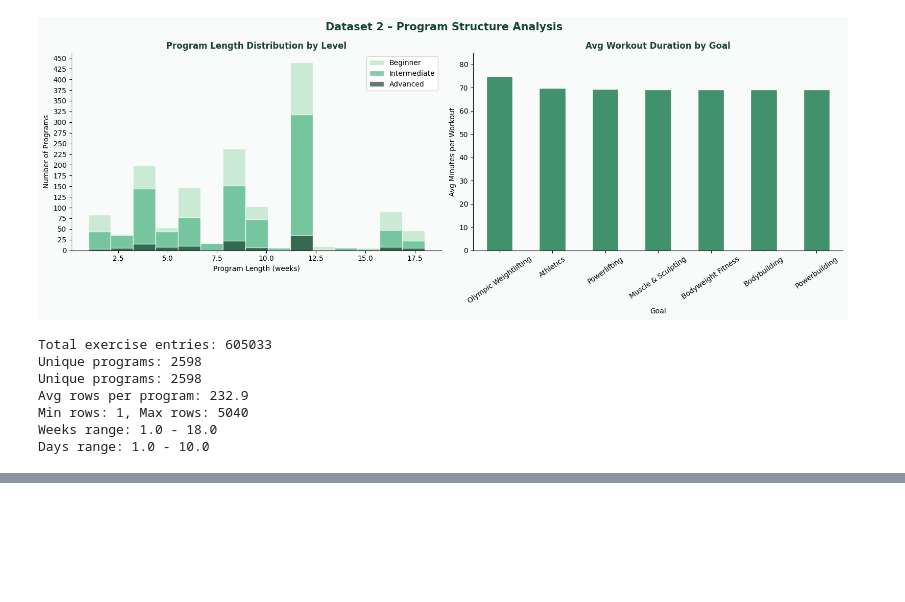
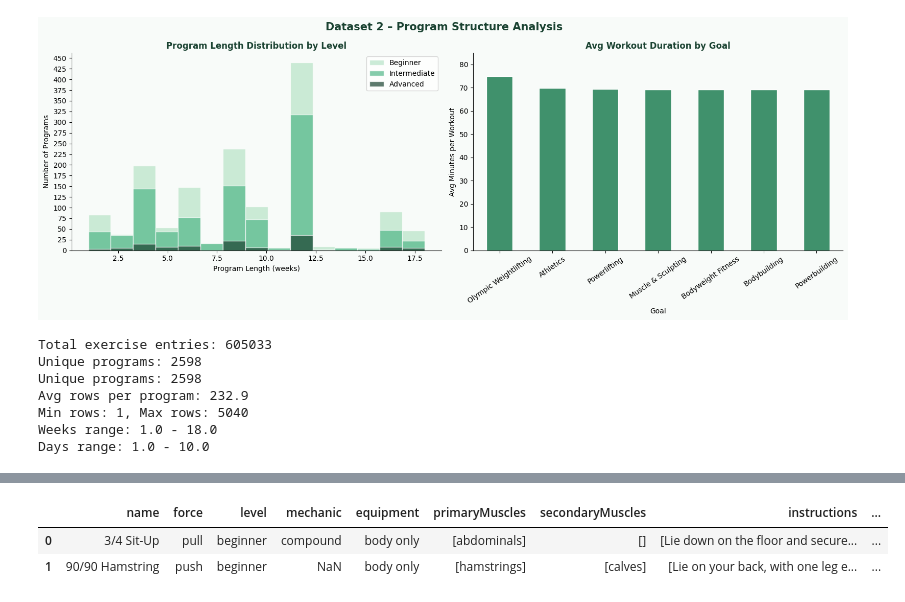
Before and after one commit to CornellNLP/4300-Flask-React-Template, a Jupyter notebook: data/data_visualizations.ipynb, the cells around one changed output, grey strips where cells are left out. Saved outputs shown, nothing was run; the diff lists cells and outputs as text; code cells hidden in the pictures; blank space fills up the shorter version.

```diff
--- a/data/data_visualizations.ipynb
+++ b/data/data_visualizations.ipynb
@@ -273,0 +313,6 @@ programs_unique.head()
+# %%
+df_exercises.head(2)
+# %% [output]
+|  | name | force | level | mechanic | equipment | primaryMuscles | secondaryMuscles | instructions | ... |
+| 0 | 3/4 Sit-Up | pull | beginner | compound | body only | [abdominals] | [] | [Lie down on the floor and secure... | ... |
+| 1 | 90/90 Hamstring | push | beginner | NaN | body only | [hamstrings] | [calves] | [Lie on your back, with one leg e... | ... |
```
Also changed, not shown: parts of 6 cells of this notebook, 2 other files.
